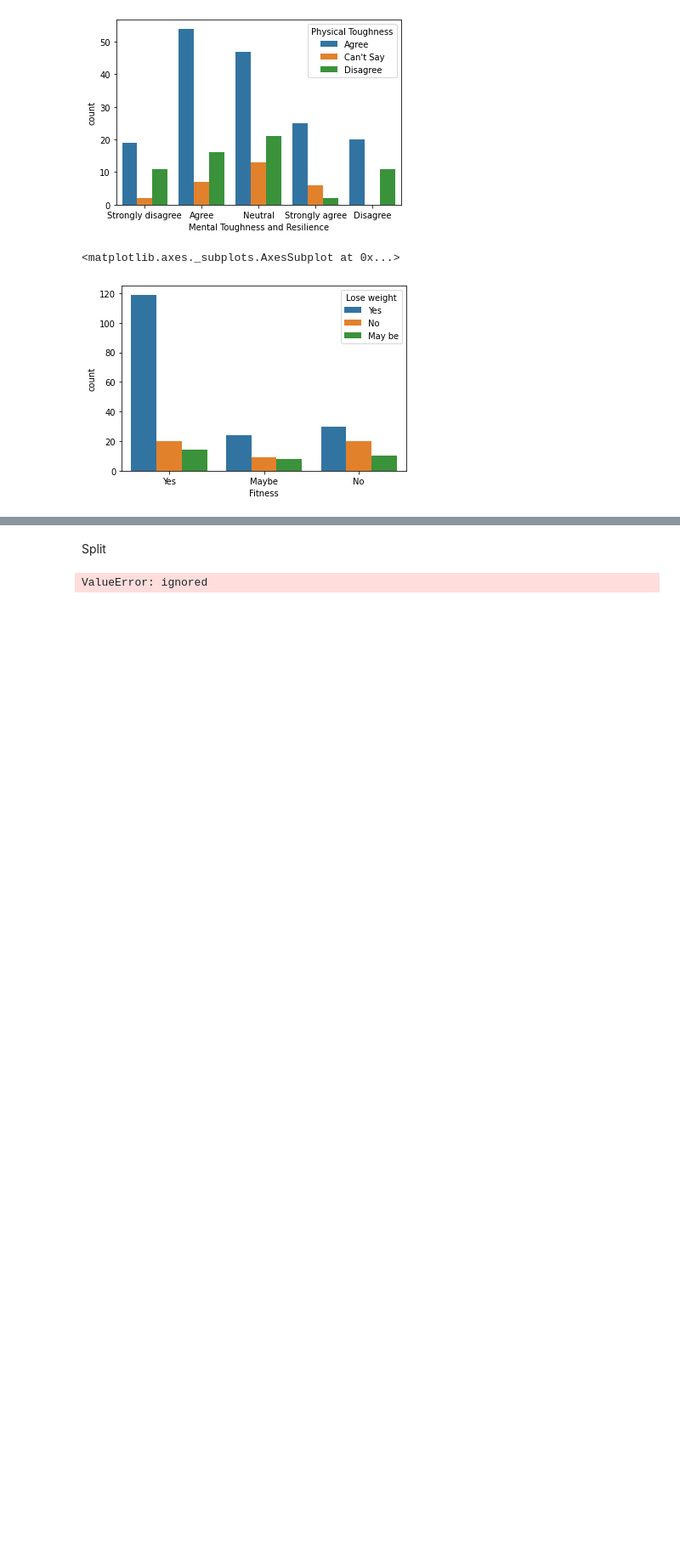
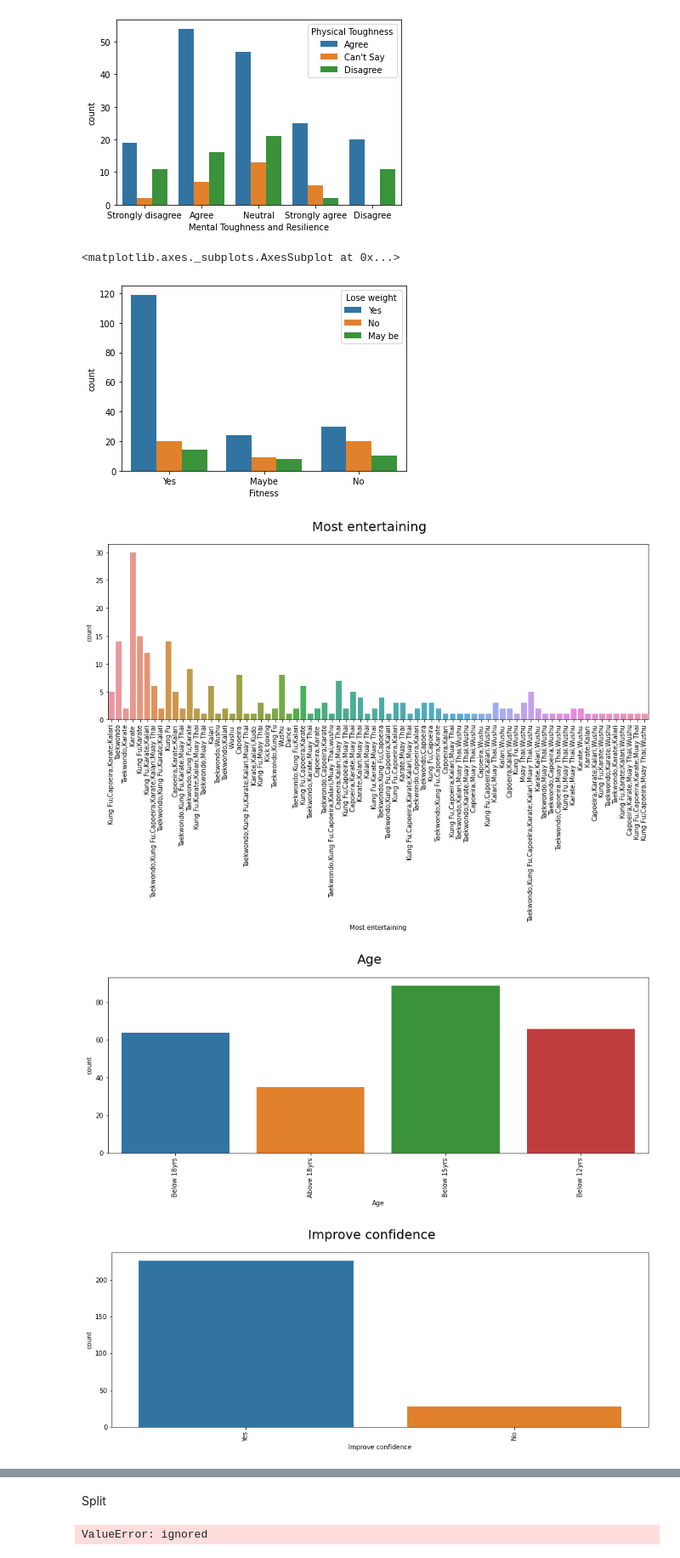
Before and after one commit to Girish-30/BI_project, a Jupyter notebook: Pyth_Project.ipynb, the cells around one changed output, grey strips where cells are left out. Shown: that part at 85% size. Saved outputs shown, nothing was run; the diff lists cells and outputs as text; code cells hidden in the pictures; blank space fills up the shorter version.

```diff
--- a/Pyth_Project.ipynb
+++ b/Pyth_Project.ipynb
@@ -292,3 +294,27 @@ sns.countplot(data=gb1, x='Fitness', hue='Lose weight')
 # %% [output]
 <matplotlib.axes._subplots.AxesSubplot at 0x...>
 [figure]
+# %%
+def histograms_and_countplots(column, data, columns_to_exclude):
+    if column not in columns_to_exclude:
+        if data[column].dtype not in ['int64', 'float64']:
+            f, axes = plt.subplots(1,1,figsize=(15,5))
+            sns.countplot(x=column, data = data)
+            plt.xticks(rotation=90)
+            plt.suptitle(column,fontsize=20)
+            plt.show()
+        else:
+            g = sns.FacetGrid(data, margin_titles=True, aspect=4, height=3)
+            g.map(plt.hist,column,bins=100)
+            plt.show()
+        plt.show()
+# %%
+columns_to_exclude = ['Timestamp','Name']
+
+
+for column in gb1.columns:
+    histograms_and_countplots(column, gb1, columns_to_exclude)
+# %% [output]
+[figure, added]
+[figure, added]
+[figure, added]
```
Also changed, not shown: parts of 7 cells of this notebook.
